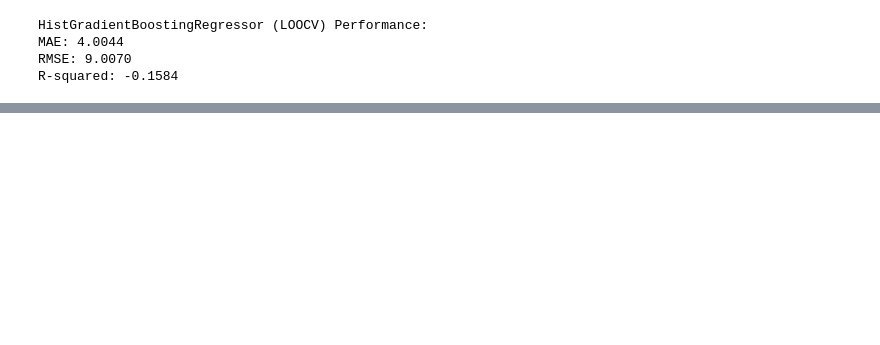
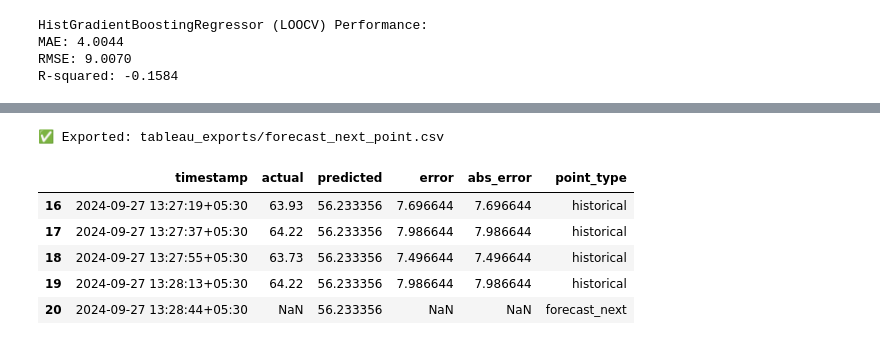
Before and after one commit to jeffiThomas/IoTAgricultureProject, a Jupyter notebook: code/AAI530-Project.ipynb, the cells around one changed output, grey strips where cells are left out. Drawn from its saved outputs; the diff is of its cells as text; code cells hidden in the pictures; blank space fills up the shorter version.

Commit message:
tableau

```diff
--- a/code/AAI530-Project.ipynb
+++ b/code/AAI530-Project.ipynb
@@ -877,0 +1061,46 @@ R-squared: -0.1584
+# %%
+# ============================================================
+# CELL 5: Export Next-Step Forecast Point (feature-match safe)
+# ============================================================
+
+# Estimate typical time step from the raw timestamps
+step = df[TIMESTAMP_COL].diff().median() if len(df) > 2 else pd.Timedelta(minutes=1)
+future_time = df[TIMESTAMP_COL].iloc[-1] + step
+
+# Build last-row feature vector using the SAME training features
+last_row = df[[TIMESTAMP_COL] + train_features].copy()
+last_row = last_row.dropna(subset=train_features).tail(1)
+
+if len(last_row) == 0:
+    raise ValueError("Last row has missing feature values; cannot create forecast point.")
+
+future_pred = float(model.predict(last_row[train_features])[0])
+
+# Take last 20 points from pred_df, then append the forecast point
+forecast_df = pred_df.tail(20).copy()
+
+future_row = pd.DataFrame({
+    TIMESTAMP_COL: [future_time],
+    "actual": [np.nan],
+    "predicted": [future_pred],
+    "error": [np.nan],
+    "abs_error": [np.nan]
+})
+
+forecast_df = pd.concat([forecast_df, future_row], ignore_index=True)
+
+# Add label to help Tableau color the forecast dot
+forecast_df["point_type"] = ["historical"] * (len(forecast_df) - 1) + ["forecast_next"]
+
+forecast_df.to_csv(f"{OUT_DIR}/forecast_next_point.csv", index=False)
+
+print("✅ Exported:", f"{OUT_DIR}/forecast_next_point.csv")
+forecast_df.tail(5)
+# %% [output]
+✅ Exported: tableau_exports/forecast_next_point.csv
+|  | timestamp | actual | predicted | error | abs_error | point_type |
+| 16 | 2024-09-27 13:27:19+05:30 | 63.93 | 56.233356 | 7.696644 | 7.696644 | historical |
+| 17 | 2024-09-27 13:27:37+05:30 | 64.22 | 56.233356 | 7.986644 | 7.986644 | historical |
+| 18 | 2024-09-27 13:27:55+05:30 | 63.73 | 56.233356 | 7.496644 | 7.496644 | historical |
+| 19 | 2024-09-27 13:28:13+05:30 | 64.22 | 56.233356 | 7.986644 | 7.986644 | historical |
+| 20 | 2024-09-27 13:28:44+05:30 | NaN | 56.233356 | NaN | NaN | forecast_next |
```
Also changed, not shown: parts of 6 cells of this notebook, 6 other files.
